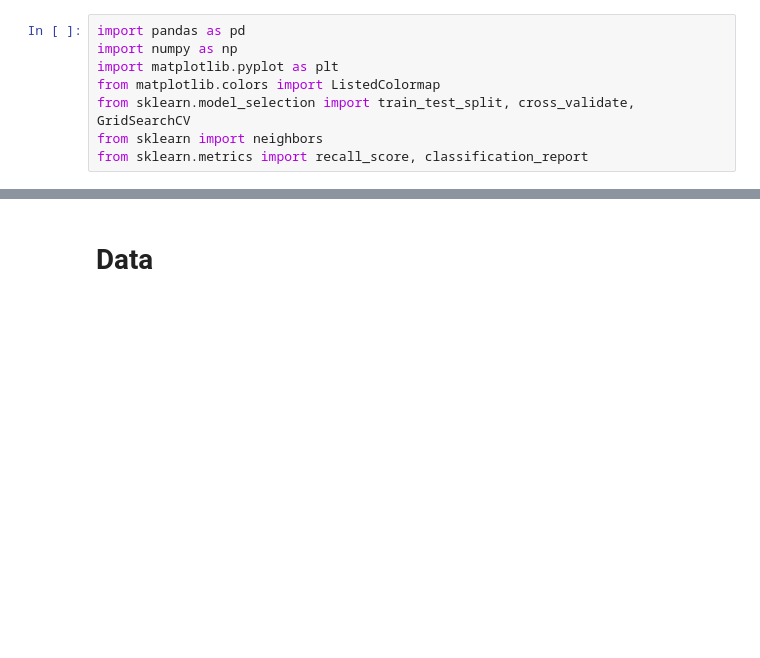
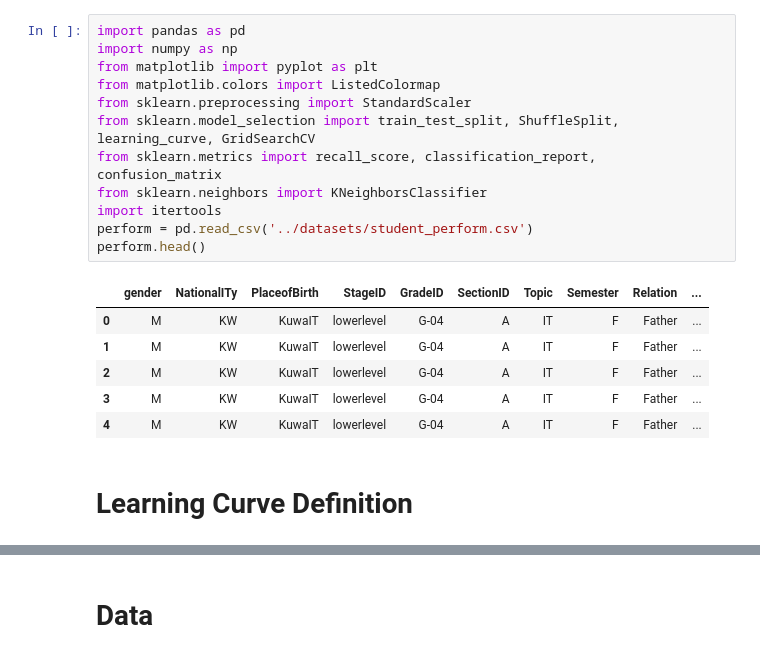
Before and after one commit to logasja/Supervised-Learning, a Jupyter notebook: KNN/Performance.ipynb, the cells around one changed output, grey strips where cells are left out. Cells and saved outputs as stored; diff of their text form; blank space fills up the shorter version.

```diff
--- a/KNN/Kickstarter.ipynb
+++ b/KNN/Performance.ipynb
@@ -1,8 +1,21 @@
 # %%
 import pandas as pd
 import numpy as np
-import matplotlib.pyplot as plt
+from matplotlib import pyplot as plt
 from matplotlib.colors import ListedColormap
-from sklearn.model_selection import train_test_split, cross_validate, GridSearchCV
-from sklearn import neighbors
-from sklearn.metrics import recall_score, classification_report
+from sklearn.preprocessing import StandardScaler
+from sklearn.model_selection import train_test_split, ShuffleSplit, learning_curve, GridSearchCV
+from sklearn.metrics import recall_score, classification_report, confusion_matrix
+from sklearn.neighbors import KNeighborsClassifier
+import itertools
+perform = pd.read_csv('../datasets/student_perform.csv')
+perform.head()
+# %% [output]
+|  | gender | NationalITy | PlaceofBirth | StageID | GradeID | SectionID | Topic | Semester | Relation | ... |
+| 0 | M | KW | KuwaIT | lowerlevel | G-04 | A | IT | F | Father | ... |
+| 1 | M | KW | KuwaIT | lowerlevel | G-04 | A | IT | F | Father | ... |
+| 2 | M | KW | KuwaIT | lowerlevel | G-04 | A | IT | F | Father | ... |
+| 3 | M | KW | KuwaIT | lowerlevel | G-04 | A | IT | F | Father | ... |
+| 4 | M | KW | KuwaIT | lowerlevel | G-04 | A | IT | F | Father | ... |
+# %% [markdown]
+# Learning Curve Definition
```
Also changed, not shown: parts of 25 cells of this notebook, 13 other files.
